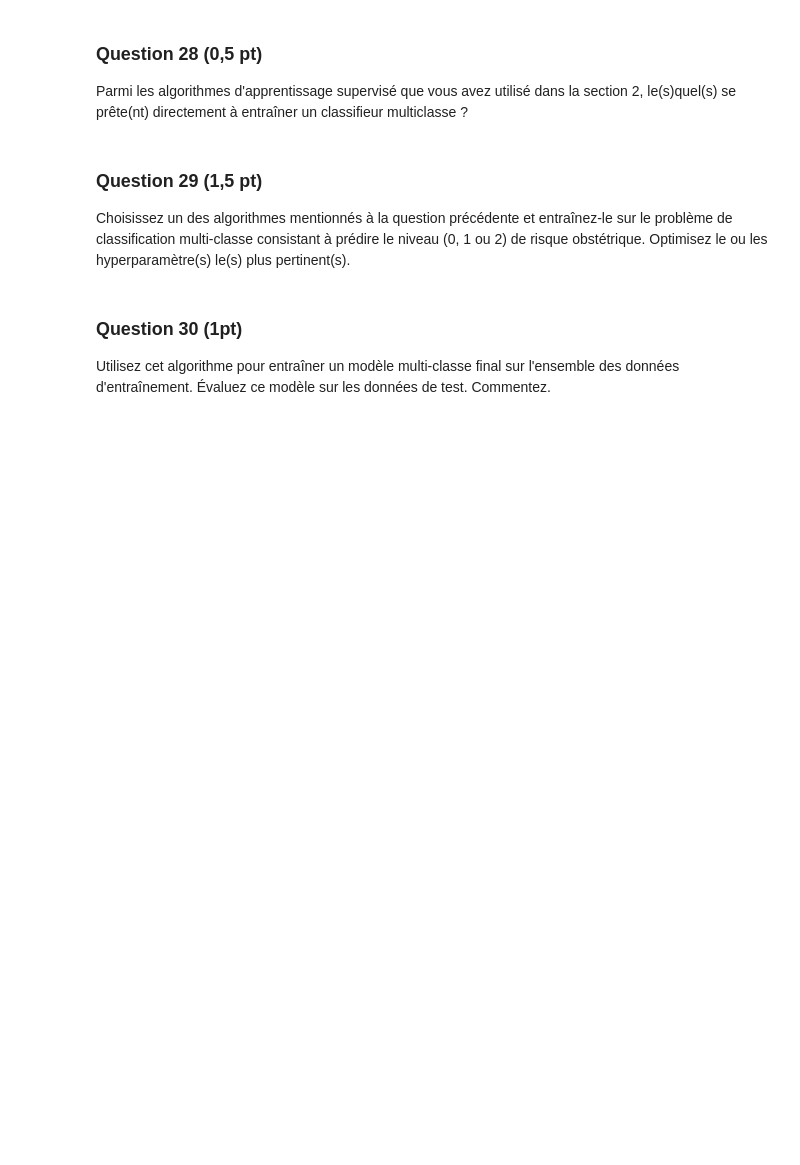
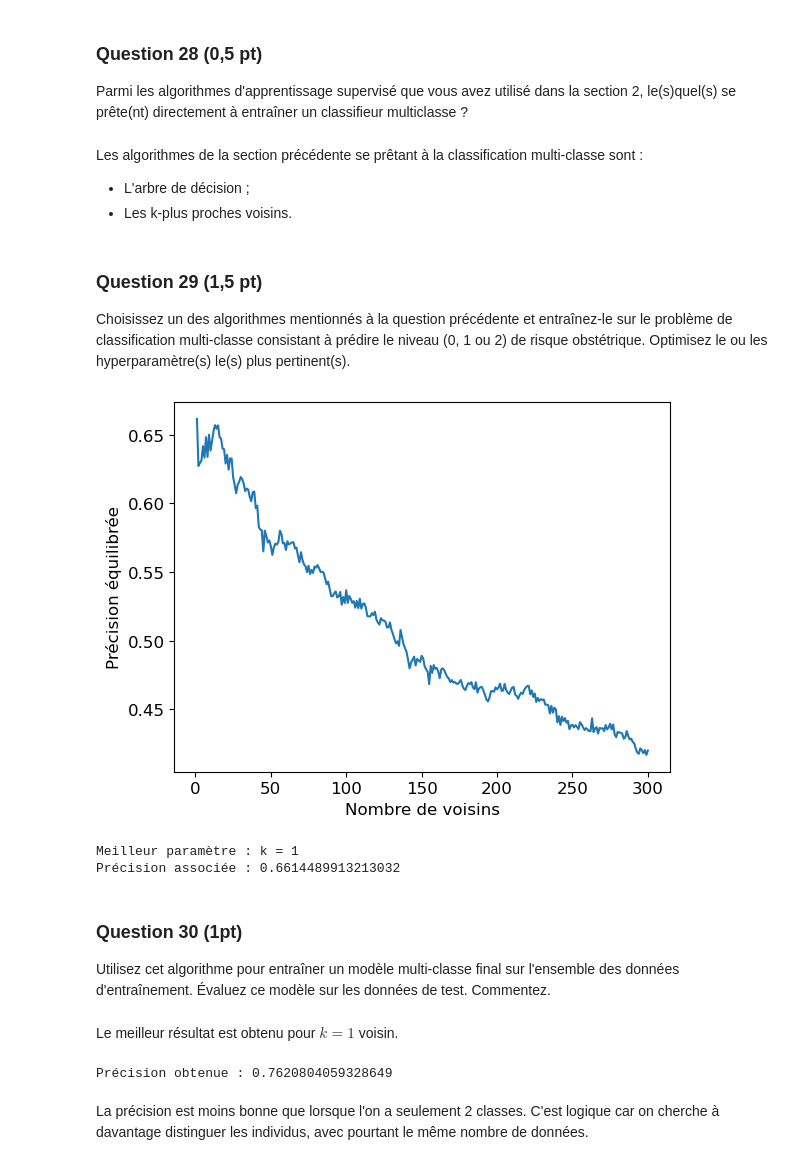
Before and after one commit to Pierre-LouisCOPPENSMines/projet_sdd, a Jupyter notebook: Projet.ipynb, the cells around one changed output. Cells and saved outputs as stored; diff of their text form; code cells hidden in the pictures; blank space fills up the shorter version.

```diff
--- a/Projet.ipynb
+++ b/Projet.ipynb
@@ -587,9 +612,60 @@ Considéreriez vous possible d'utilise ce classifieur pour décider, sur la base
 # %% [markdown]
 ### Question 28 (0,5 pt)
 Parmi les algorithmes d'apprentissage supervisé que vous avez utilisé dans la section 2, le(s)quel(s) se prête(nt) directement à entraîner un classifieur multiclasse ?
+# %% [markdown]
+Les algorithmes de la section précédente se prêtant à la classification multi-classe sont :
+- L'arbre de décision ;
+- Les k-plus proches voisins.
 # %% [markdown]
 ### Question 29 (1,5 pt)
 Choisissez un des algorithmes mentionnés à la question précédente et entraînez-le sur le problème de classification multi-classe consistant à prédire le niveau (0, 1 ou 2) de risque obstétrique. Optimisez le ou les hyperparamètre(s) le(s) plus pertinent(s).
+# %%
+df_train = pd.read_csv('./data/donnees_entrainement.csv')
+y_train = df_train['Risque'].to_numpy()
+
+scaler = preprocessing.Normalizer()
+scaler.fit(df_train)
+X_train = scaler.transform(df_train)
+
+neighbours = np.linspace(1,300,300, endpoint=True, dtype=np.uint32)
+grille_param = {
+    'n_neighbors': neighbours
+    }
+
+kvoisins = KNeighborsClassifier()
+grille = GridSearchCV(kvoisins, grille_param, cv=10, scoring='balanced_accuracy')
+grille.fit(X_train, y_train)
+
+plt.plot(neighbours, grille.cv_results_['mean_test_score'])
+plt.xlabel('Nombre de voisins')
+plt.ylabel('Précision équilibrée')
+plt.show()
+
+print(f'Meilleur paramètre : k = {grille.best_params_['n_neighbors']}')
+print(f'Précision associée : {np.max(grille.cv_results_['mean_test_score'])}')
+# %% [output]
+[figure, added]
+Meilleur paramètre : k = 1
+Précision associée : 0.6614489913213032
 # %% [markdown]
 ### Question 30 (1pt)
 Utilisez cet algorithme pour entraîner un modèle multi-classe final sur l'ensemble des données d'entraînement. Évaluez ce modèle sur les données de test. Commentez.
+# %% [markdown]
+Le meilleur résultat est obtenu pour $k=1$ voisin.
+# %%
+df_test = pd.read_csv('./data/donnees_reservees.csv')
+y_test = df_test['Risque'].to_numpy()
+scaler = preprocessing.Normalizer()
+X_test = scaler.fit_transform(df_test)
+
+
+# Modèle
+model = KNeighborsClassifier(n_neighbors=1)
+model.fit(X_train,y_train)
+preds = model.predict(X_test)
+
+print(f'Précision obtenue : {balanced_accuracy_score(y_test, preds)}')
+# %% [output]
+Précision obtenue : 0.7620804059328649
+# %% [markdown]
+La précision est moins bonne que lorsque l'on a seulement 2 classes. C'est logique car on cherche à davantage distinguer les individus, avec pourtant le même nombre de données.
```
Also changed, not shown: parts of 14 cells of this notebook.
